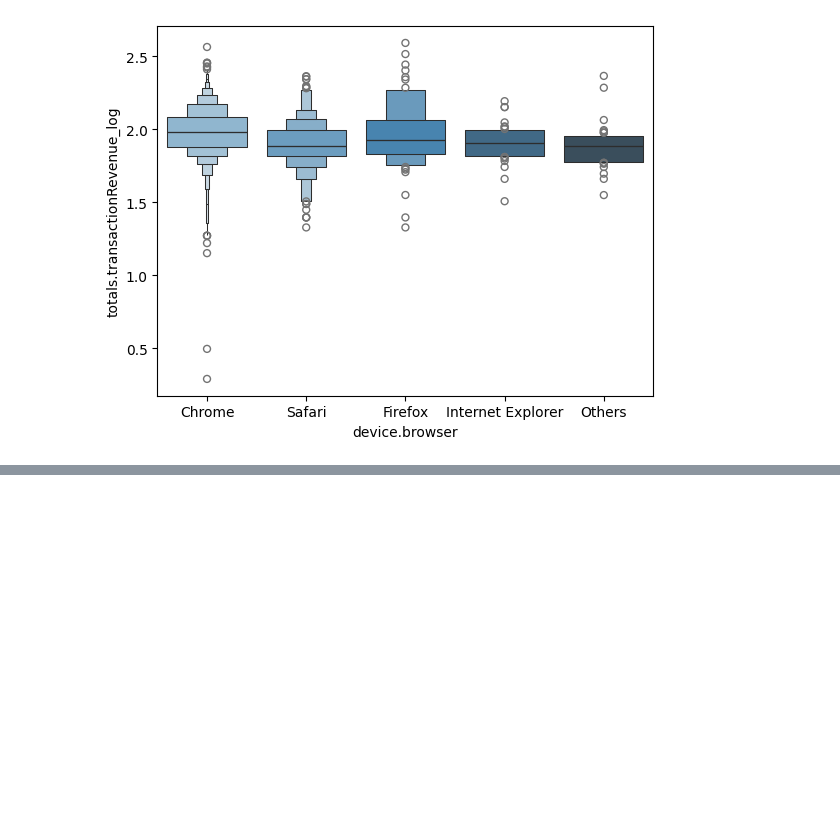
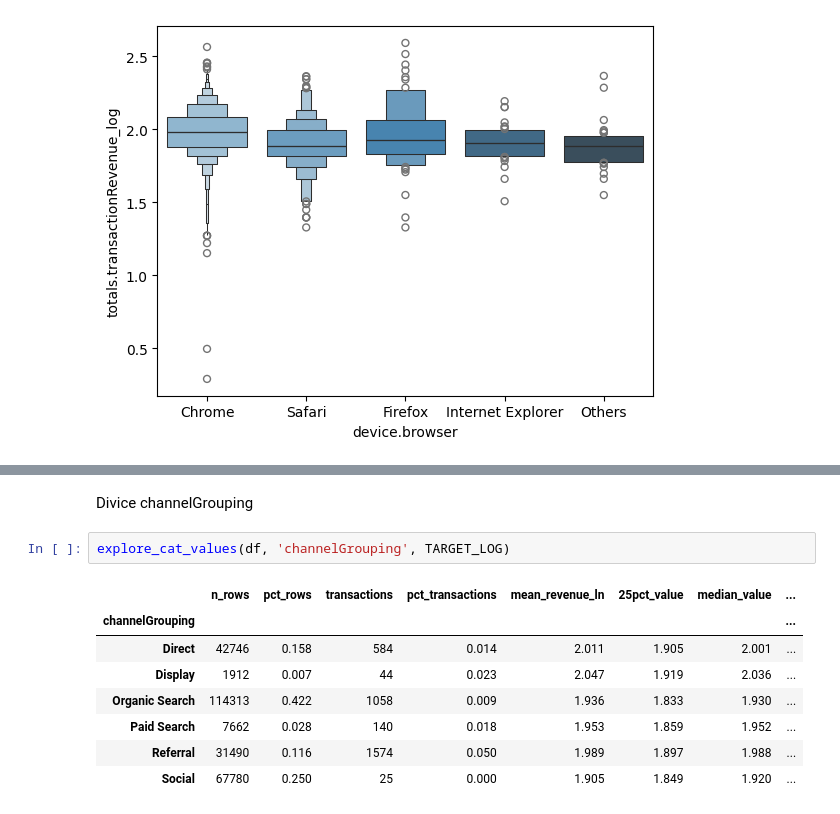
Before and after one commit to KARENCMP82/Python, a Jupyter notebook: GACR_Regresion_clase.ipynb, the cells around one changed output, grey strips where cells are left out. Drawn from its saved outputs; the diff is of its cells as text; blank space fills up the shorter version.

```diff
--- a/GACR_Regresion_clase.ipynb
+++ b/GACR_Regresion_clase.ipynb
@@ -439,0 +474,13 @@ def
+# %% [markdown]
+Divice channelGrouping
+# %%
+explore_cat_values(df, 'channelGrouping', TARGET_LOG)
+# %% [output]
+|  | n_rows | pct_rows | transactions | pct_transactions | mean_revenue_ln | 25pct_value | median_value | ... |
+| channelGrouping |  |  |  |  |  |  |  | ... |
+| Direct | 42746 | 0.158 | 584 | 0.014 | 2.011 | 1.905 | 2.001 | ... |
+| Display | 1912 | 0.007 | 44 | 0.023 | 2.047 | 1.919 | 2.036 | ... |
+| Organic Search | 114313 | 0.422 | 1058 | 0.009 | 1.936 | 1.833 | 1.930 | ... |
+| Paid Search | 7662 | 0.028 | 140 | 0.018 | 1.953 | 1.859 | 1.952 | ... |
+| Referral | 31490 | 0.116 | 1574 | 0.050 | 1.989 | 1.897 | 1.988 | ... |
+| Social | 67780 | 0.250 | 25 | 0.000 | 1.905 | 1.849 | 1.920 | ... |
```
Also changed, not shown: parts of 30 cells of this notebook.
